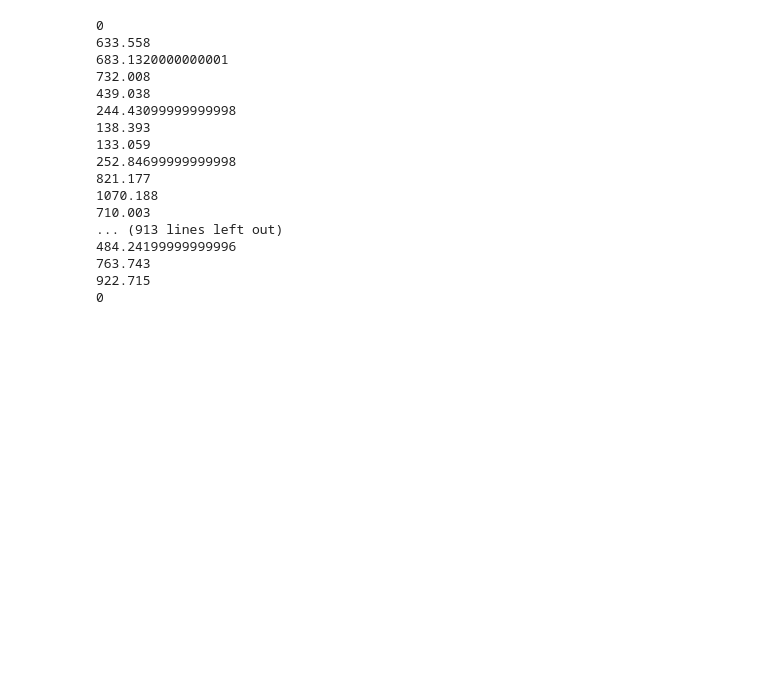
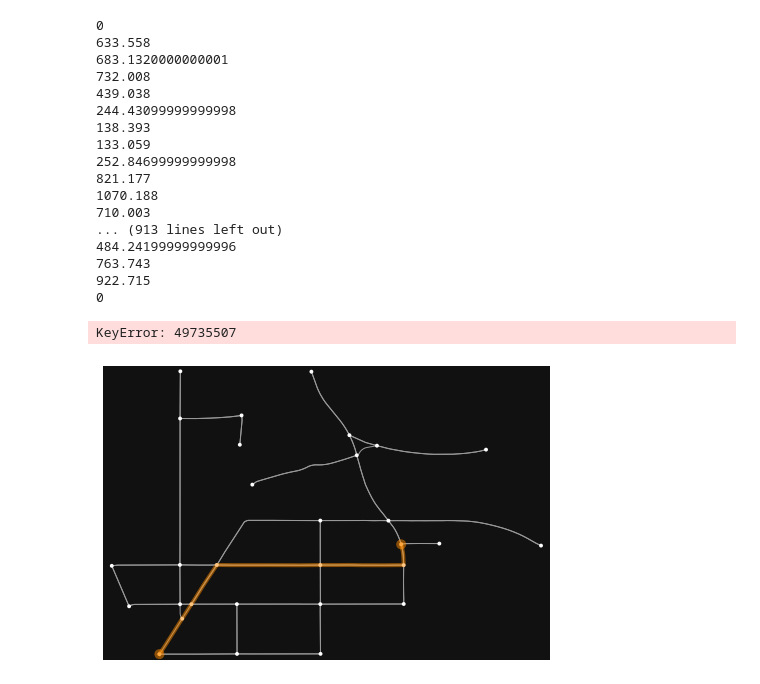
Before and after one commit to Monty2211/Optimal-City-Resource-Deployment-and-Path-Planning-with-Multiple-City-Agencies, a Jupyter notebook: SnowPlow/OSMnx.ipynb, the cells around one changed output. Cells and saved outputs as stored; diff of their text form; code cells hidden in the pictures; blank space fills up the shorter version.

Commit message:
Visualizing paths using OSMnx

```diff
--- a/SnowPlow/OSMnx.ipynb
+++ b/SnowPlow/OSMnx.ipynb
@@ -329,3 +329,36 @@ for i in range(len(nodeslist)):
 763.743
 922.715
 0
+# %%
+orig = (38.936283, -77.072975)
+dest = (38.938586, -77.066455)
+
+
+# orig = G1.nodes[0]
+# dest = G1.nodes[4]
+
+n_orig = ox.distance.get_nearest_node(G1, orig)
+n_dest = ox.distance.get_nearest_node(G1, dest)
+
+route = nx.shortest_path(G1, n_orig, n_dest, 'length')
+# route = nx.shortest_path(G1, orig, dest, 'length')
+
+edge_lengths = ox.utils_graph.get_route_edge_attributes(G1, route, 'length')
+route_len_m = sum(edge_lengths)
+# %%
+fig, ax = ox.plot_graph_route(    G1, route, route_color='darkorange', show=False, close=False)
+
+ax.scatter(    G1.nodes[n_orig]['x'], G.nodes[n_orig]['y'], c='lime', s=100, label='orig')
+
+ax.scatter(
+    G1.nodes[n_dest]['x'], G.nodes[n_dest]['y'],c='red', s=100, label='dest')
+
+ax.scatter(orig[1], orig[0],color='lime', marker='x', s=100, label='orig-point')
+
+ax.scatter(dest[1], dest[0],color='red', marker='x', s=100, label='dest-point')
+
+plt.legend()
+plt.show()
+# %% [output]
+KeyError: 49735507
+[figure, added]
```
Also changed, not shown: parts of 2 cells of this notebook.
